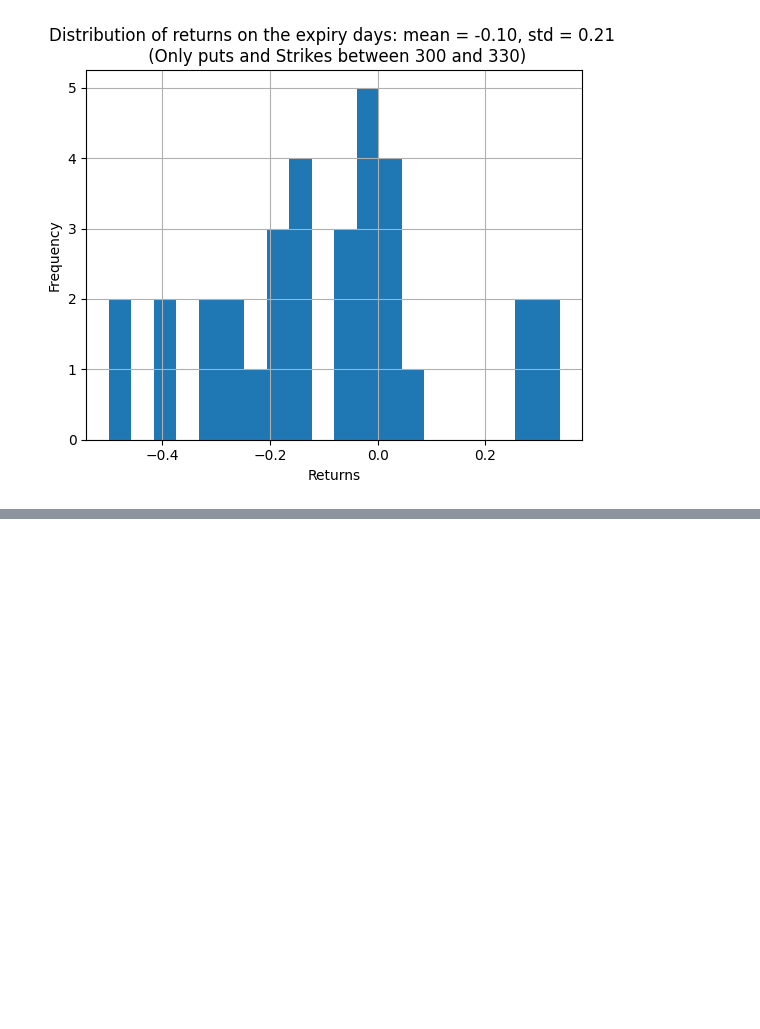
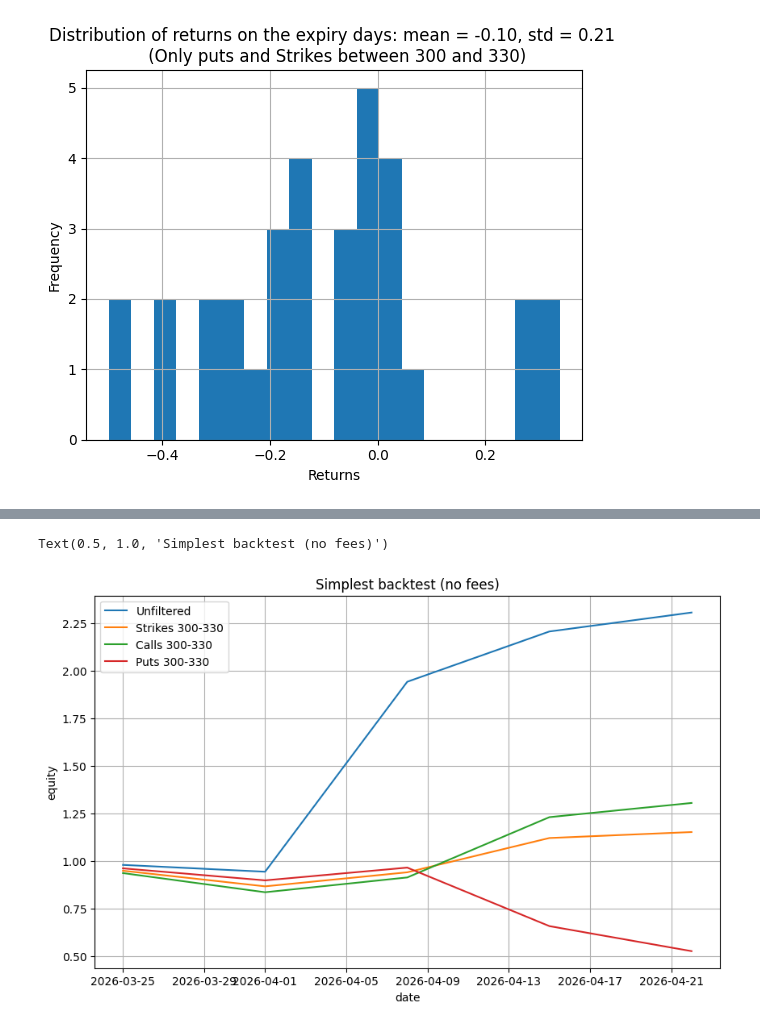
Before and after one commit to SigmaFlowX/Moex-Options-, a Jupyter notebook: notebooks/exipy_date_perf.ipynb, the cells around one changed output, grey strips where cells are left out. Drawn from its saved outputs; the diff is of its cells as text; code cells hidden in the pictures; blank space fills up the shorter version.

Commit message:
added a very simple backtest

```diff
--- a/notebooks/exipy_date_perf.ipynb
+++ b/notebooks/exipy_date_perf.ipynb
@@ -205,0 +206,31 @@ plt.show()
+# %%
+plt.figure(figsize=(10, 6))
+
+df = final_df.dropna(subset=['mid_price_returns']).copy()
+daily_returns = df.groupby('date')['mid_price_returns'].mean()
+equity = (1 + daily_returns).cumprod()
+plt.plot(equity.index, equity, label="Unfiltered")
+
+df = filtered_df.dropna(subset=['mid_price_returns']).copy()
+daily_returns = df.groupby('date')['mid_price_returns'].mean()
+equity = (1 + daily_returns).cumprod()
+plt.plot(equity.index, equity, label="Strikes 300-330")
+
+df = filtered_calls_df.dropna(subset=['mid_price_returns']).copy()
+daily_returns = df.groupby('date')['mid_price_returns'].mean()
+equity = (1 + daily_returns).cumprod()
+plt.plot(equity.index, equity, label="Calls 300-330")
+
+df = filtered_puts_df.dropna(subset=['mid_price_returns']).copy()
+daily_returns = df.groupby('date')['mid_price_returns'].mean()
+equity = (1 + daily_returns).cumprod()
+plt.plot(equity.index, equity, label="Puts 300-330")
+
+plt.legend()
+plt.grid()
+plt.xlabel("date")
+plt.ylabel("equity")
+plt.title("Simplest backtest (no fees)")
+# %% [output]
+Text(0.5, 1.0, 'Simplest backtest (no fees)')
+[figure, added]
```
Also changed, not shown: parts of 1 cell of this notebook.
